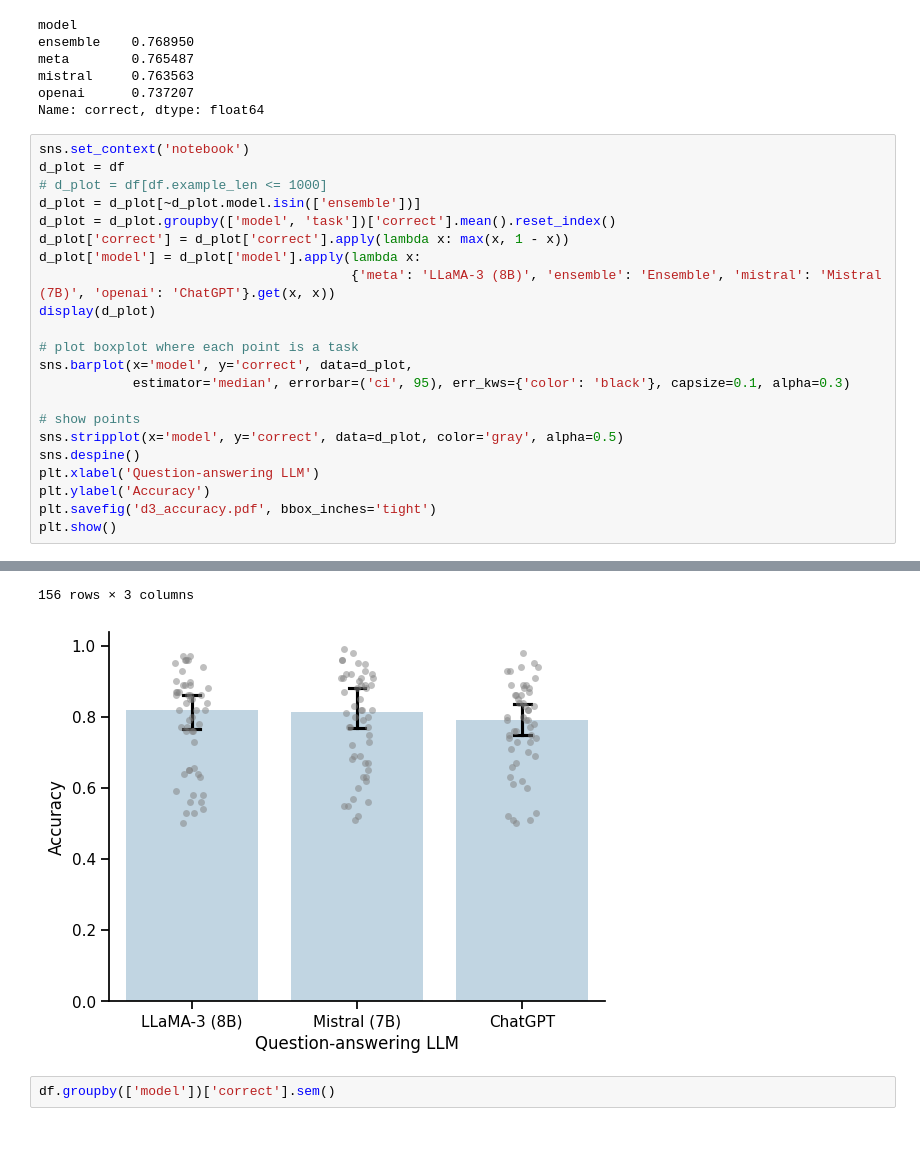
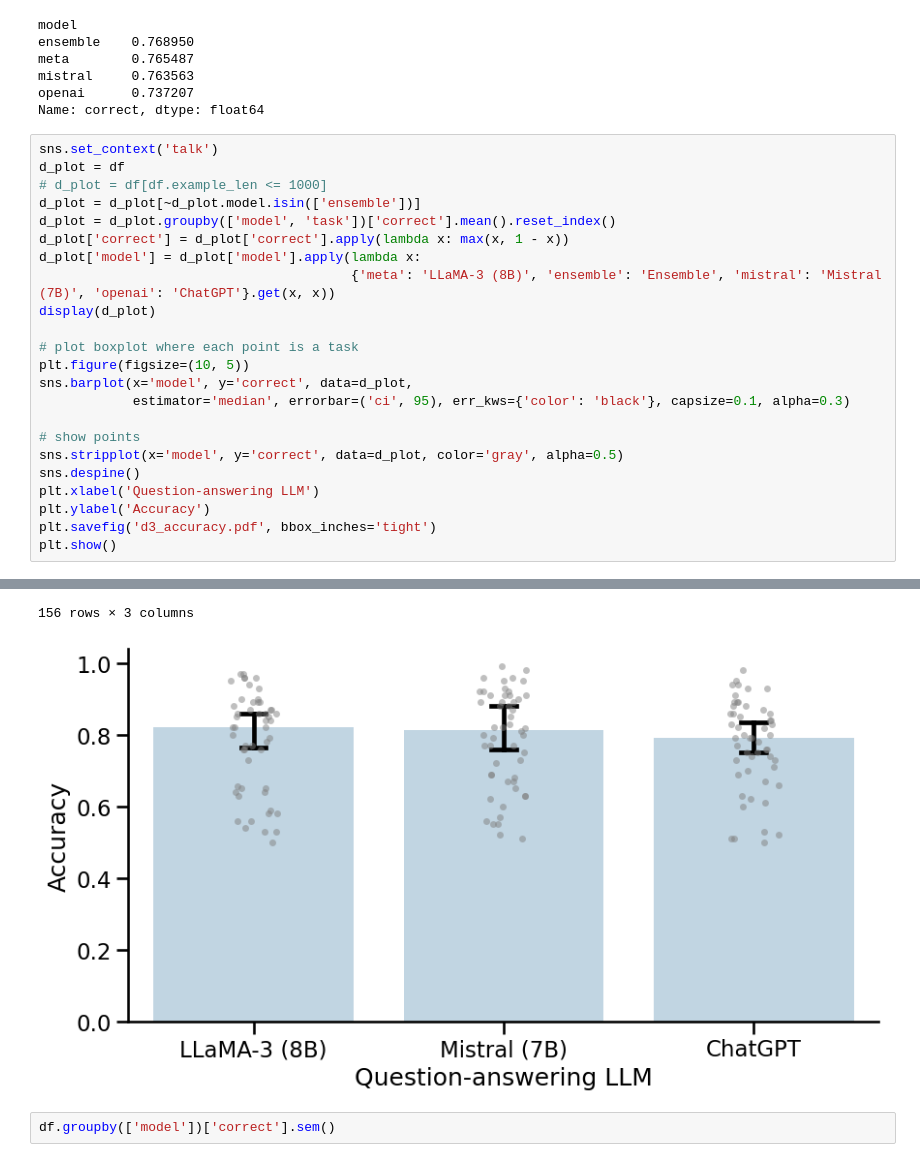
Before and after one commit to csinva/interpretable-embeddings, a Jupyter notebook: scripts/d3/2024-05-22 D3 Averages.ipynb, the cells around one changed output, grey strips where cells are left out. Saved outputs shown, nothing was run; the diff lists cells and outputs as text.

```diff
--- a/scripts/d3/2024-05-22 D3 Averages.ipynb
+++ b/scripts/d3/2024-05-22 D3 Averages.ipynb
@@ -69,7 +73,7 @@ mistral     0.763563
 openai      0.737207
 Name: correct, dtype: float64
 # %%
-sns.set_context('notebook')
+sns.set_context('talk')
 d_plot = df
 # d_plot = df[df.example_len <= 1000]
 d_plot = d_plot[~d_plot.model.isin(['ensemble'])]
@@ -77,34 +81,35 @@ d_plot = d_plot.groupby(['model', 'task'])['correct'].mean().reset_index()
 d_plot['correct'] = d_plot['correct'].apply(lambda x: max(x, 1 - x))
 d_plot['model'] = d_plot['model'].apply(lambda x:
                                         {'meta': 'LLaMA-3 (8B)', 'ensemble': 'Ensemble', 'mistral': 'Mistral (7B)', 'openai': 'ChatGPT'}.get(x, x))
 display(d_plot)
 
 # plot boxplot where each point is a task
+plt.figure(figsize=(10, 5))
 sns.barplot(x='model', y='correct', data=d_plot,
             estimator='median', errorbar=('ci', 95), err_kws={'color': 'black'}, capsize=0.1, alpha=0.3)
 
 # show points
 sns.stripplot(x='model', y='correct', data=d_plot, color='gray', alpha=0.5)
 sns.despine()
 plt.xlabel('Question-answering LLM')
 plt.ylabel('Accuracy')
 plt.savefig('d3_accuracy.pdf', bbox_inches='tight')
 plt.show()
 # %% [output]
 |  | model | task | correct |
 | 0 | LLaMA-3 (8B) | d3_0_irony | 0.58 |
 | 1 | LLaMA-3 (8B) | d3_10_infrastructure | 0.82 |
 | 2 | LLaMA-3 (8B) | d3_12_medical | 0.85 |
 | 3 | LLaMA-3 (8B) | d3_13_water | 0.87 |
 | 4 | LLaMA-3 (8B) | d3_14_search | 0.85 |
 | ... | ... | ... | ... |
 | 151 | ChatGPT | d3_5_evacuate | 0.83 |
 | 152 | ChatGPT | d3_6_terorrism | 0.95 |
 | 153 | ChatGPT | d3_7_crime | 0.83 |
 | 154 | ChatGPT | d3_8_shelter | 0.84 |
 | 155 | ChatGPT | d3_9_food | 0.87 |
 156 rows × 3 columns
-[figure, old version]
+[figure, new version]
 # %%
 df.groupby(['model'])['correct'].sem()
 # %%
```
Also changed, not shown: parts of 1 cell of this notebook.
